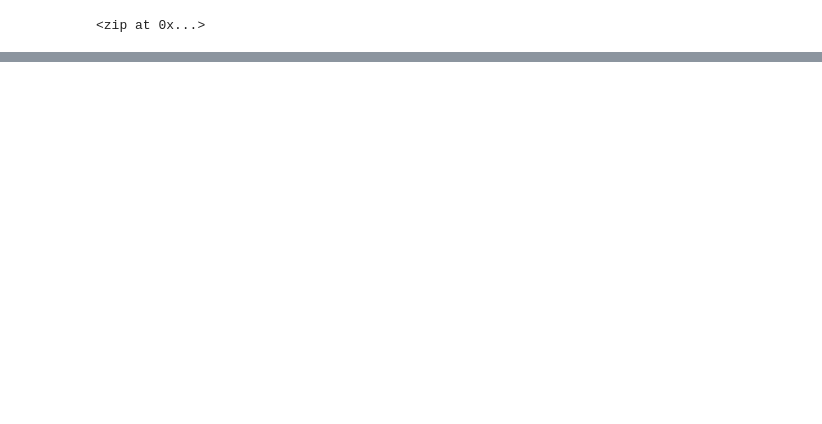
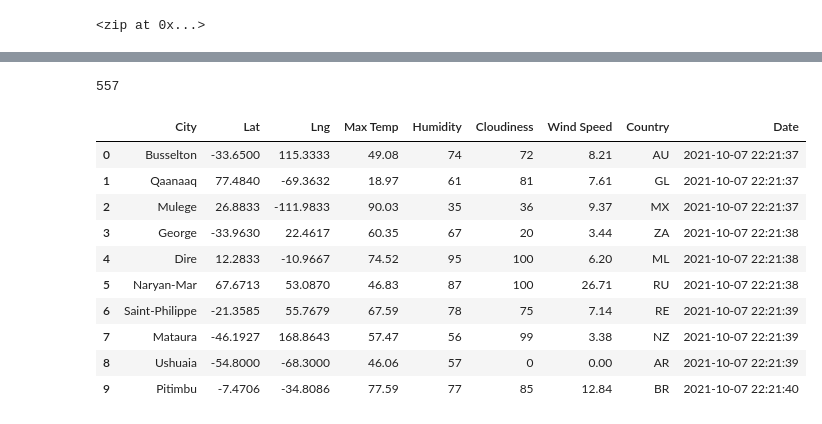
Before and after one commit to nseddon/World_Weather_Analysis, a Jupyter notebook: WeatherPy.ipynb, the cells around one changed output, grey strips where cells are left out. Drawn from its saved outputs; the diff is of its cells as text; code cells hidden in the pictures; blank space fills up the shorter version.

Commit message:
Generated DataFrame of city data.

```diff
--- a/WeatherPy.ipynb
+++ b/WeatherPy.ipynb
@@ -6,3 +14,6 @@ import numpy as np
+# %%
+# Starting URL for Weather Map API Call.
+url = "http://api.openweathermap.org/data/2.5/weather?units=Imperial&APPID=" + weather_api_key
 # %%
 # Create a set of random latitude and longitude combinations.
 lats = np.random.uniform(low=-90.000, high=90.000, size=1500)
@@ -33,0 +123,20 @@ len(cities)
+# %%
+print(len(city_data))
+# %% [output]
+557
+# %%
+# Convert the array of dictionaries to a Pandas DataFrame.
+city_data_df = pd.DataFrame(city_data)
+city_data_df.head(10)
+# %% [output]
+|  | City | Lat | Lng | Max Temp | Humidity | Cloudiness | Wind Speed | Country | Date |
+| 0 | Busselton | -33.6500 | 115.3333 | 49.08 | 74 | 72 | 8.21 | AU | 2021-10-07 22:21:37 |
+| 1 | Qaanaaq | 77.4840 | -69.3632 | 18.97 | 61 | 81 | 7.61 | GL | 2021-10-07 22:21:37 |
+| 2 | Mulege | 26.8833 | -111.9833 | 90.03 | 35 | 36 | 9.37 | MX | 2021-10-07 22:21:37 |
+| 3 | George | -33.9630 | 22.4617 | 60.35 | 67 | 20 | 3.44 | ZA | 2021-10-07 22:21:38 |
+| 4 | Dire | 12.2833 | -10.9667 | 74.52 | 95 | 100 | 6.20 | ML | 2021-10-07 22:21:38 |
+| 5 | Naryan-Mar | 67.6713 | 53.0870 | 46.83 | 87 | 100 | 26.71 | RU | 2021-10-07 22:21:38 |
+| 6 | Saint-Philippe | -21.3585 | 55.7679 | 67.59 | 78 | 75 | 7.14 | RE | 2021-10-07 22:21:39 |
+| 7 | Mataura | -46.1927 | 168.8643 | 57.47 | 56 | 99 | 3.38 | NZ | 2021-10-07 22:21:39 |
+| 8 | Ushuaia | -54.8000 | -68.3000 | 46.06 | 57 | 0 | 0.00 | AR | 2021-10-07 22:21:39 |
+| 9 | Pitimbu | -7.4706 | -34.8086 | 77.59 | 77 | 85 | 12.84 | BR | 2021-10-07 22:21:40 |
```
Also changed, not shown: parts of 7 cells of this notebook, 3 other files.
